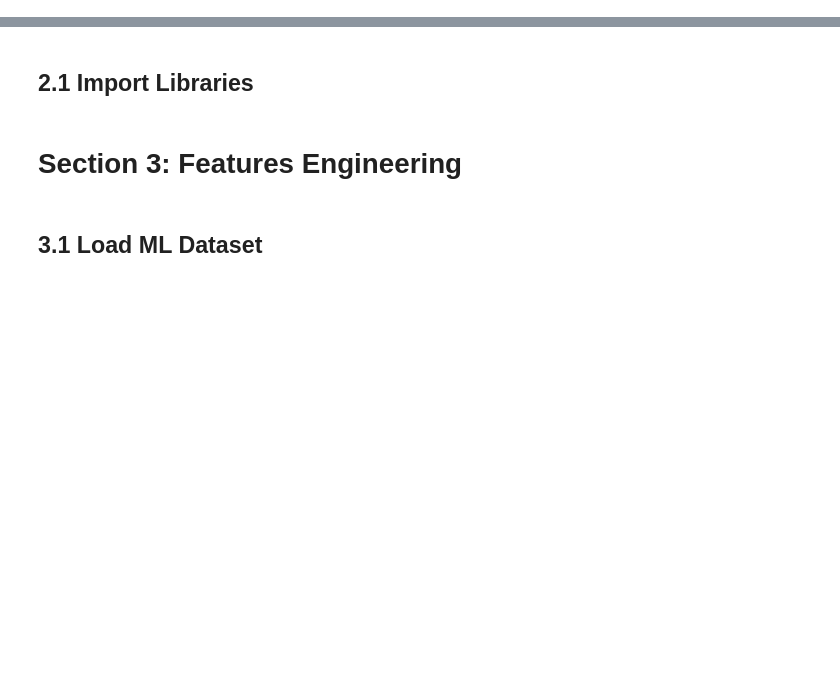
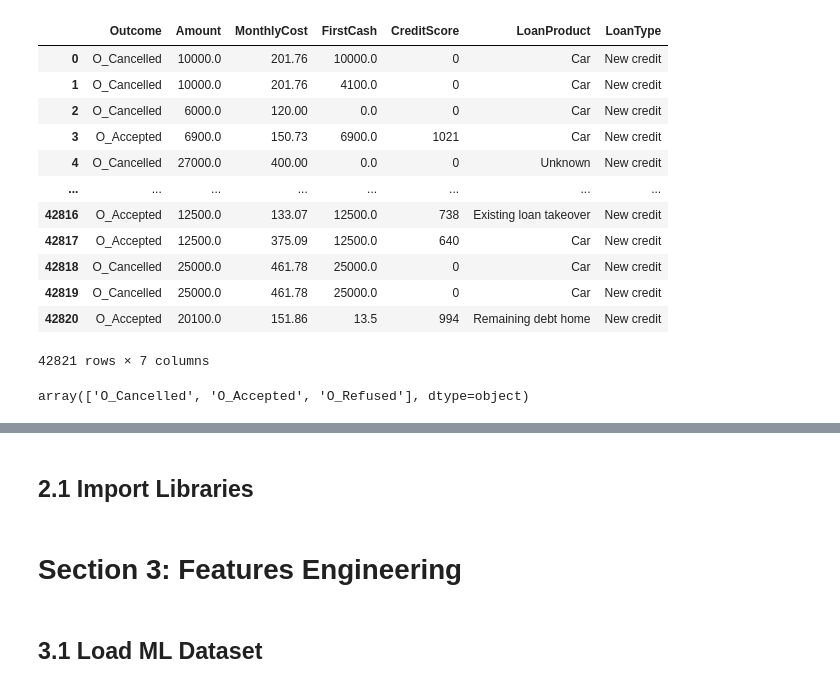
Before and after one commit to Bassamelkoussa/loan-application-process, a Jupyter notebook: Dissertation_Sep.ipynb, the cells around one changed output, grey strips where cells are left out. Saved outputs shown, nothing was run; the diff lists cells and outputs as text; code cells hidden in the pictures; blank space fills up the shorter version.

```diff
--- a/Dissertation_Sep.ipynb
+++ b/Dissertation_Sep.ipynb
@@ -8,0 +194,16 @@
+# %%
+Loan
+# %% [output]
+|  | Outcome | Amount | MonthlyCost | FirstCash | CreditScore | LoanProduct | LoanType |
+| 0 | O_Cancelled | 10000.0 | 201.76 | 10000.0 | 0 | Car | New credit |
+| 1 | O_Cancelled | 10000.0 | 201.76 | 4100.0 | 0 | Car | New credit |
+| 2 | O_Cancelled | 6000.0 | 120.00 | 0.0 | 0 | Car | New credit |
+| 3 | O_Accepted | 6900.0 | 150.73 | 6900.0 | 1021 | Car | New credit |
+| 4 | O_Cancelled | 27000.0 | 400.00 | 0.0 | 0 | Unknown | New credit |
+| ... | ... | ... | ... | ... | ... | ... | ... |
+| 42816 | O_Accepted | 12500.0 | 133.07 | 12500.0 | 738 | Existing loan takeover | New credit |
+| 42817 | O_Accepted | 12500.0 | 375.09 | 12500.0 | 640 | Car | New credit |
+| 42818 | O_Cancelled | 25000.0 | 461.78 | 25000.0 | 0 | Car | New credit |
+| 42819 | O_Cancelled | 25000.0 | 461.78 | 25000.0 | 0 | Car | New credit |
+| 42820 | O_Accepted | 20100.0 | 151.86 | 13.5 | 994 | Remaining debt home | New credit |
+42821 rows × 7 columns
@@ -8,0 +212,4 @@
+# %%
+Loan["Outcome"].unique()
+# %% [output]
+array(['O_Cancelled', 'O_Accepted', 'O_Refused'], dtype=object)
```
Also changed, not shown: parts of 64 cells of this notebook.
